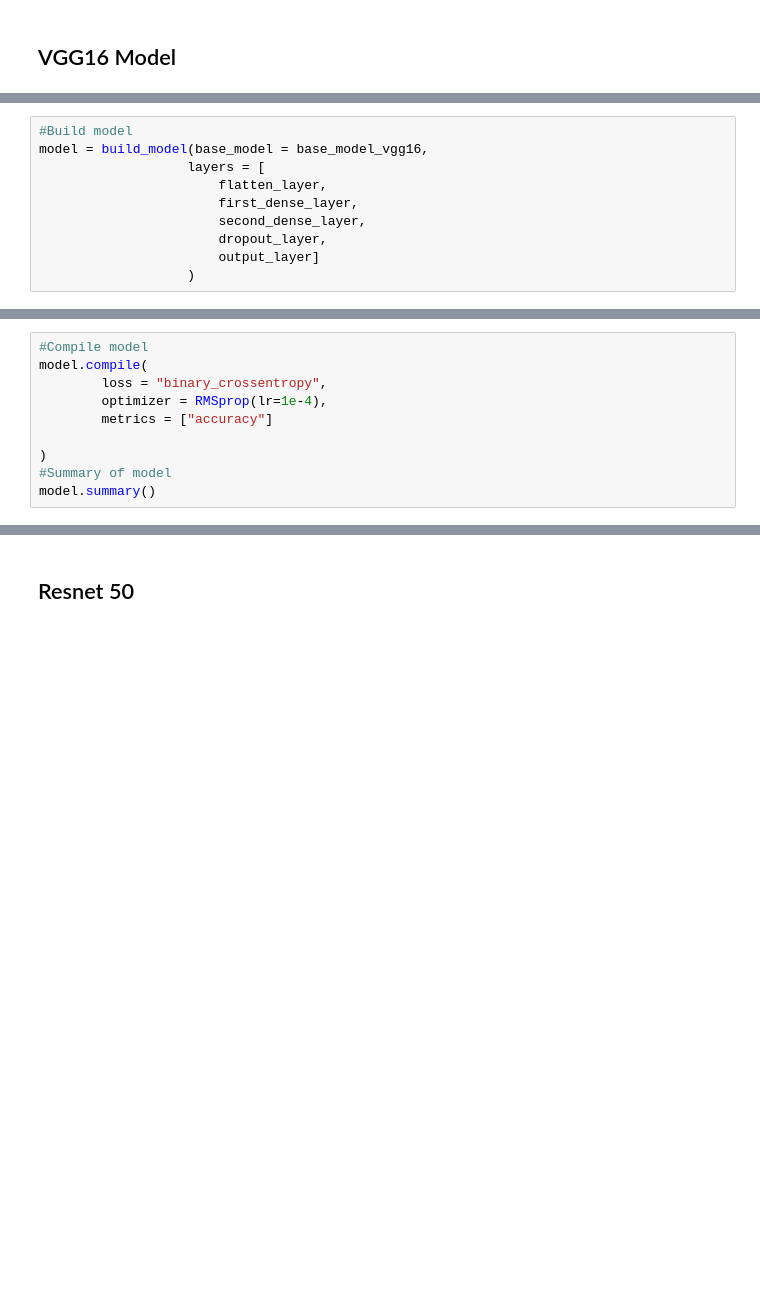
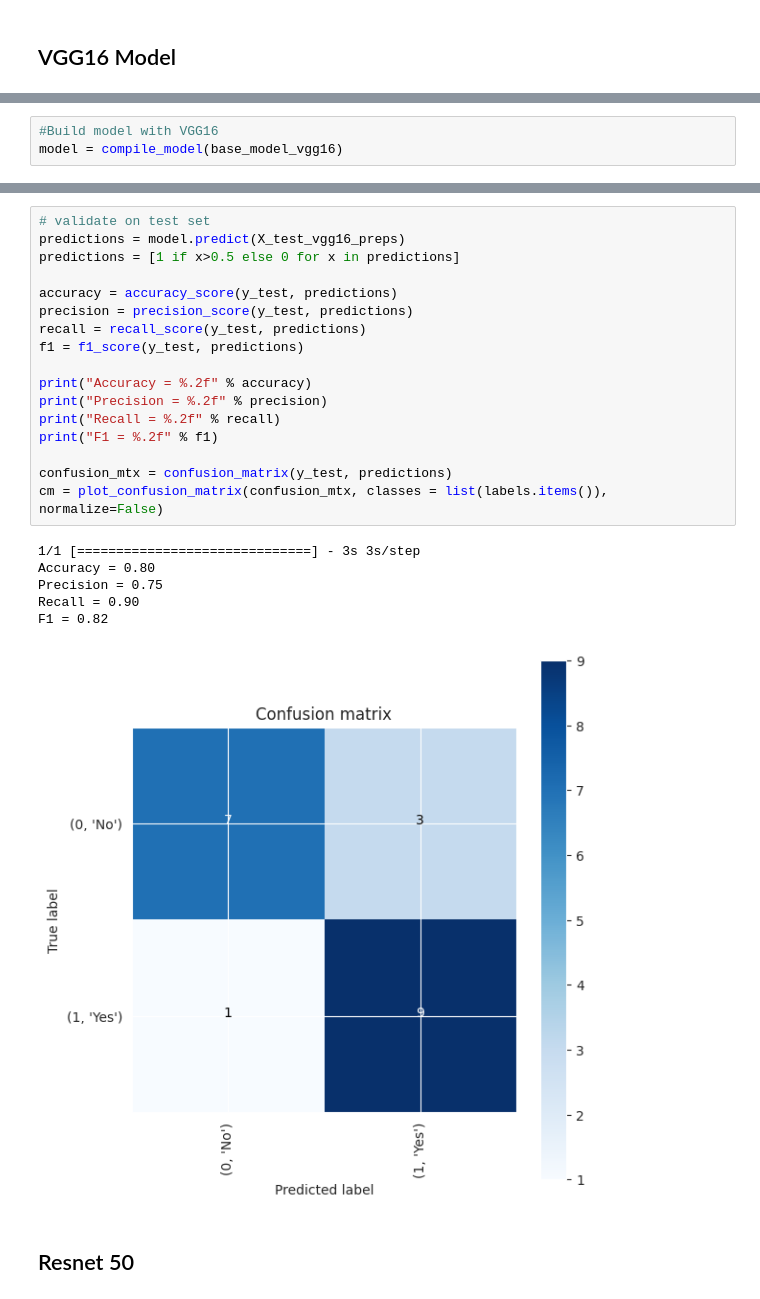
Before and after one commit to Mustafa-Er/CNN_Detecting_Brain_Tumor, a Jupyter notebook: cnn-detection-tumor.ipynb, the cells around one changed output, grey strips where cells are left out. Drawn from its saved outputs; the diff is of its cells as text; blank space fills up the shorter version.

```diff
--- a/cnn-detection-tumor.ipynb
+++ b/cnn-detection-tumor.ipynb
@@ -717,10 +759,3 @@ base_model_vgg16.trainable = False
 # %%
-#Build model
-model = build_model(base_model = base_model_vgg16,
-                   layers = [
-                       flatten_layer,
-                       first_dense_layer,
-                       second_dense_layer,
-                       dropout_layer,
-                       output_layer]
-                   )
+#Build model with VGG16
+model = compile_model(base_model_vgg16)
@@ -727,10 +779,0 @@ model = build_model(base_model = base_model_vgg16,
-# %%
-#Compile model
-model.compile(
-        loss = "binary_crossentropy",
-        optimizer = RMSprop(lr=1e-4),
-        metrics = ["accuracy"]
-
-)
-#Summary of model
-model.summary()
@@ -788,2 +881,26 @@ Epoch 50/50
+# %%
+# validate on test set
+predictions = model.predict(X_test_vgg16_preps)
+predictions = [1 if x>0.5 else 0 for x in predictions]
+
+accuracy = accuracy_score(y_test, predictions)
+precision = precision_score(y_test, predictions)
+recall = recall_score(y_test, predictions)
+f1 = f1_score(y_test, predictions)
+
+print("Accuracy = %.2f" % accuracy)
+print("Precision = %.2f" % precision)
+print("Recall = %.2f" % recall)
+print("F1 = %.2f" % f1)
+
+confusion_mtx = confusion_matrix(y_test, predictions)
+cm = plot_confusion_matrix(confusion_mtx, classes = list(labels.items()), normalize=False)
+# %% [output]
+1/1 [==============================] - 3s 3s/step
+Accuracy = 0.80
+Precision = 0.75
+Recall = 0.90
+F1 = 0.82
+[figure, added]
 # %% [markdown]
 ## Resnet 50
```
Also changed, not shown: parts of 46 cells of this notebook.
